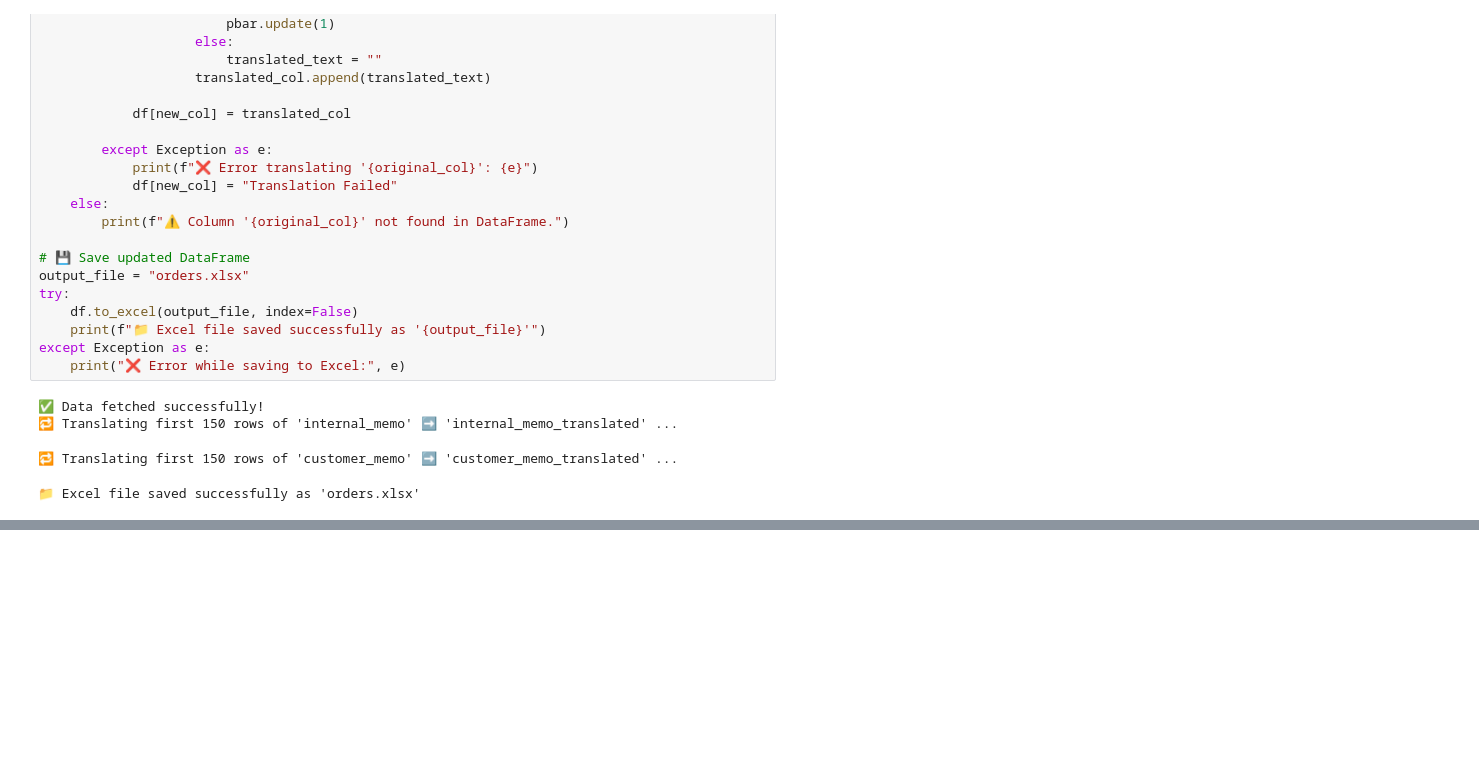
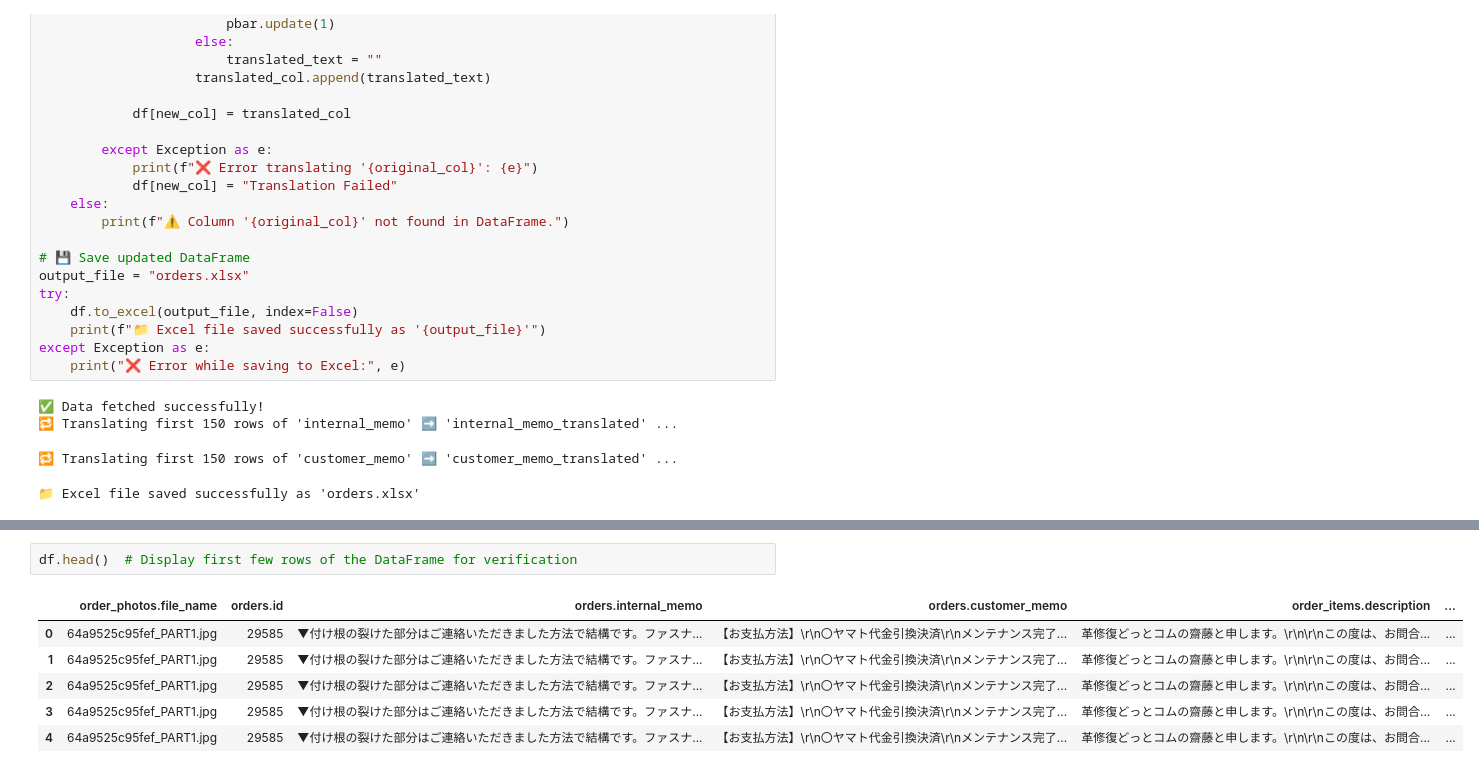
Before and after one commit to Shoukhin1803078/My-learnings, a Jupyter notebook: JBC_office_work/Leather/ETL/ETL.ipynb, the cells around one changed output, grey strips where cells are left out. Drawn from its saved outputs; the diff is of its cells as text; blank space fills up the shorter version.

```diff
--- a/JBC_office_work/Leather/ETL/ETL.ipynb
+++ b/JBC_office_work/Leather/ETL/ETL.ipynb
@@ -530,0 +688,9 @@ except Exception as e:
+# %%
+df.head()  # Display first few rows of the DataFrame for verification
+# %% [output]
+|  | order_photos.file_name | orders.id | orders.internal_memo | orders.customer_memo | order_items.description | ... |
+| 0 | 64a9525c95fef_PART1.jpg | 29585 | ▼付け根の裂けた部分はご連絡いただきました方法で結構です。ファスナ... | 【お支払方法】\r\n〇ヤマト代金引換決済\r\nメンテナンス完了... | 革修復どっとコムの齋藤と申します。\r\n\r\nこの度は、お問合... | ... |
+| 1 | 64a9525c95fef_PART1.jpg | 29585 | ▼付け根の裂けた部分はご連絡いただきました方法で結構です。ファスナ... | 【お支払方法】\r\n〇ヤマト代金引換決済\r\nメンテナンス完了... | 革修復どっとコムの齋藤と申します。\r\n\r\nこの度は、お問合... | ... |
+| 2 | 64a9525c95fef_PART1.jpg | 29585 | ▼付け根の裂けた部分はご連絡いただきました方法で結構です。ファスナ... | 【お支払方法】\r\n〇ヤマト代金引換決済\r\nメンテナンス完了... | 革修復どっとコムの齋藤と申します。\r\n\r\nこの度は、お問合... | ... |
+| 3 | 64a9525c95fef_PART1.jpg | 29585 | ▼付け根の裂けた部分はご連絡いただきました方法で結構です。ファスナ... | 【お支払方法】\r\n〇ヤマト代金引換決済\r\nメンテナンス完了... | 革修復どっとコムの齋藤と申します。\r\n\r\nこの度は、お問合... | ... |
+| 4 | 64a9525c95fef_PART1.jpg | 29585 | ▼付け根の裂けた部分はご連絡いただきました方法で結構です。ファスナ... | 【お支払方法】\r\n〇ヤマト代金引換決済\r\nメンテナンス完了... | 革修復どっとコムの齋藤と申します。\r\n\r\nこの度は、お問合... | ... |
```
Also changed, not shown: parts of 7 cells of this notebook, 9 other files.
